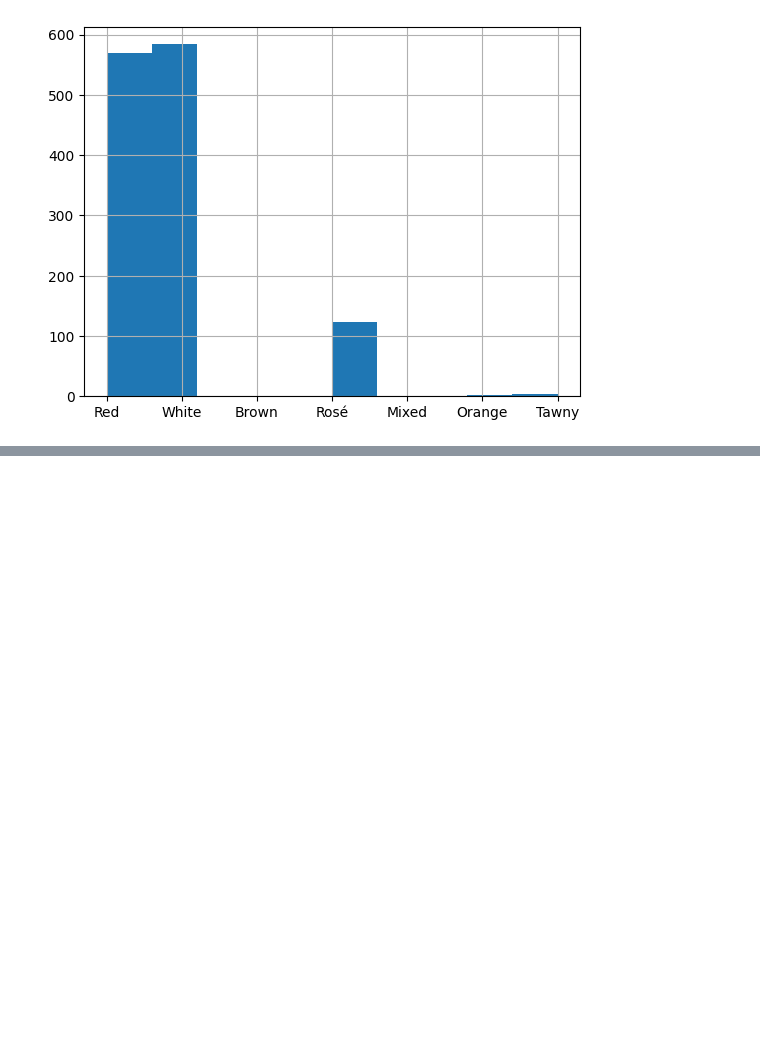
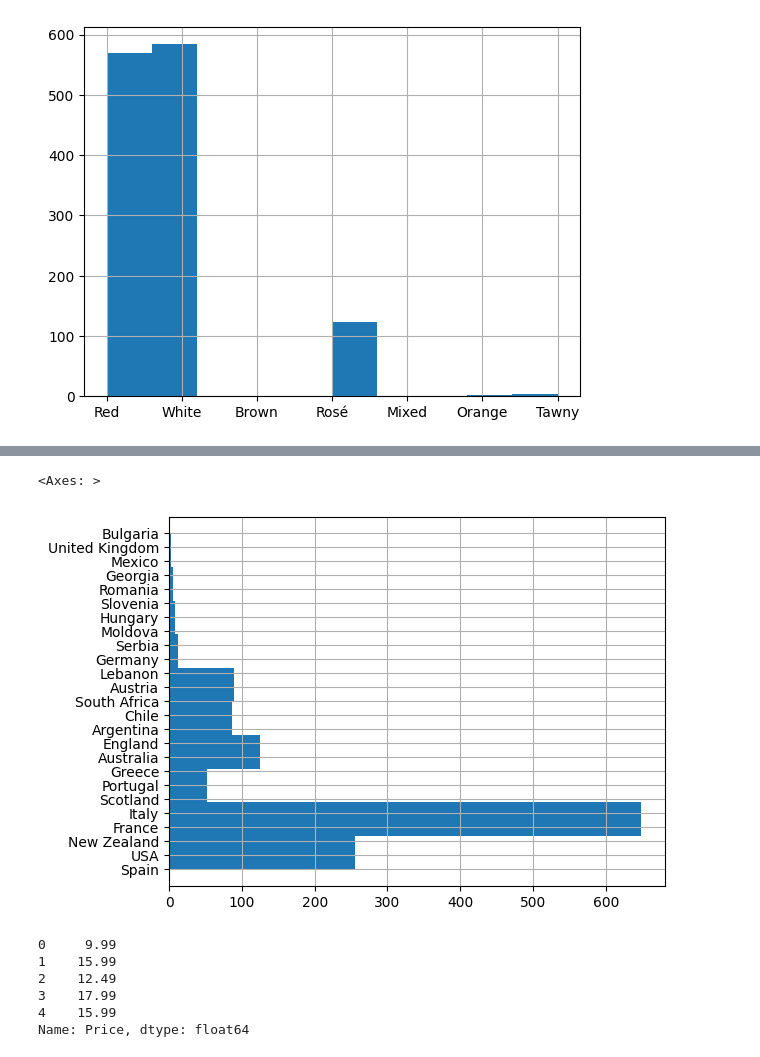
Before and after one commit to umarkhan2000/ProgramProjects, a Jupyter notebook: Wine/Wine.ipynb, the cells around one changed output, grey strips where cells are left out. Drawn from its saved outputs; the diff is of its cells as text; code cells hidden in the pictures; blank space fills up the shorter version.

```diff
--- a/Wine/Wine.ipynb
+++ b/Wine/Wine.ipynb
@@ -52,0 +123,5 @@ wine_df["Type"].hist()
+# %%
+wine_df['Country'].hist(orientation='horizontal')
+# %% [output]
+<Axes: >
+[figure, added]
@@ -52,0 +132,9 @@ wine_df["Type"].hist()
+# %%
+wine_df['Price'].head()
+# %% [output]
+0     9.99
+1    15.99
+2    12.49
+3    17.99
+4    15.99
+Name: Price, dtype: float64
```
Also changed, not shown: parts of 8 cells of this notebook.
